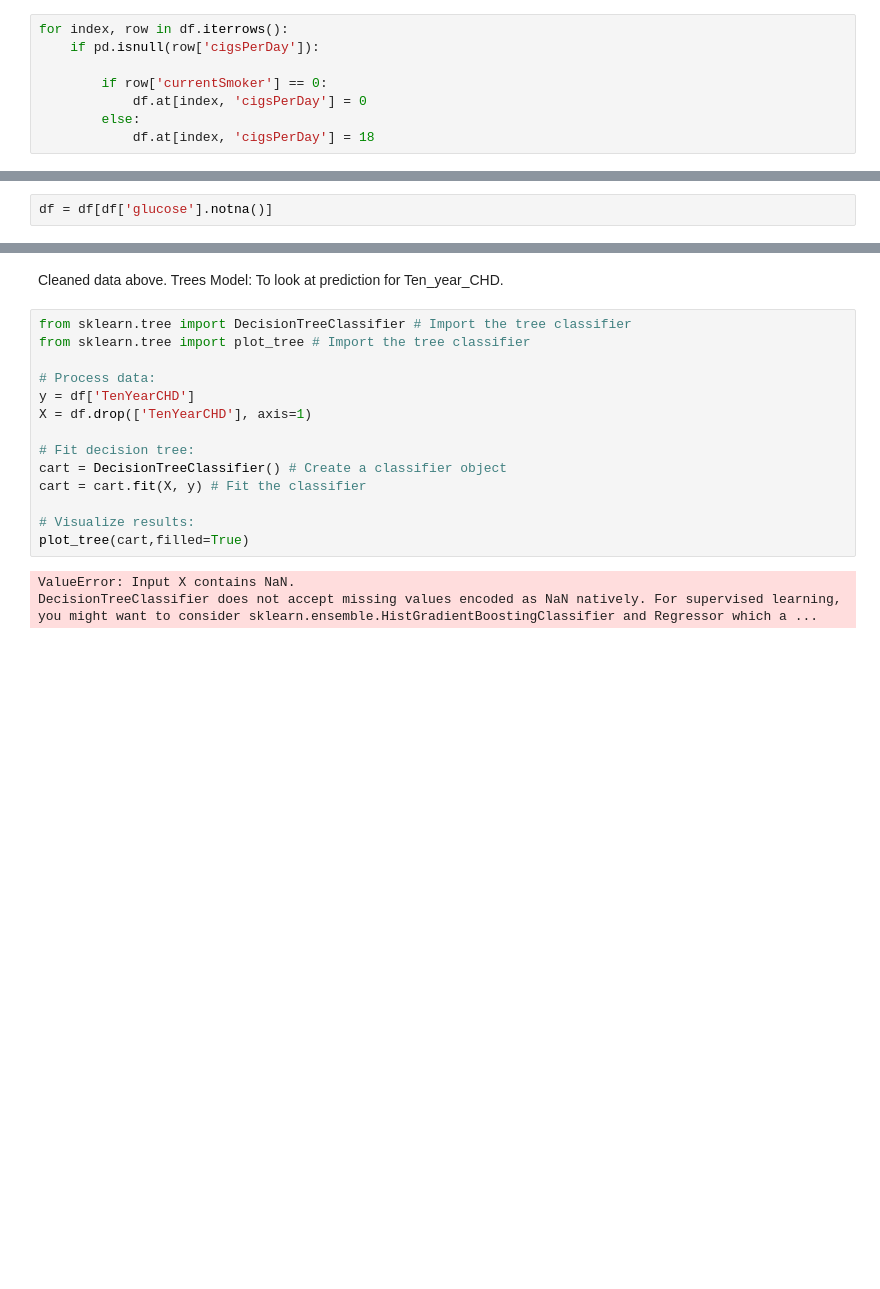
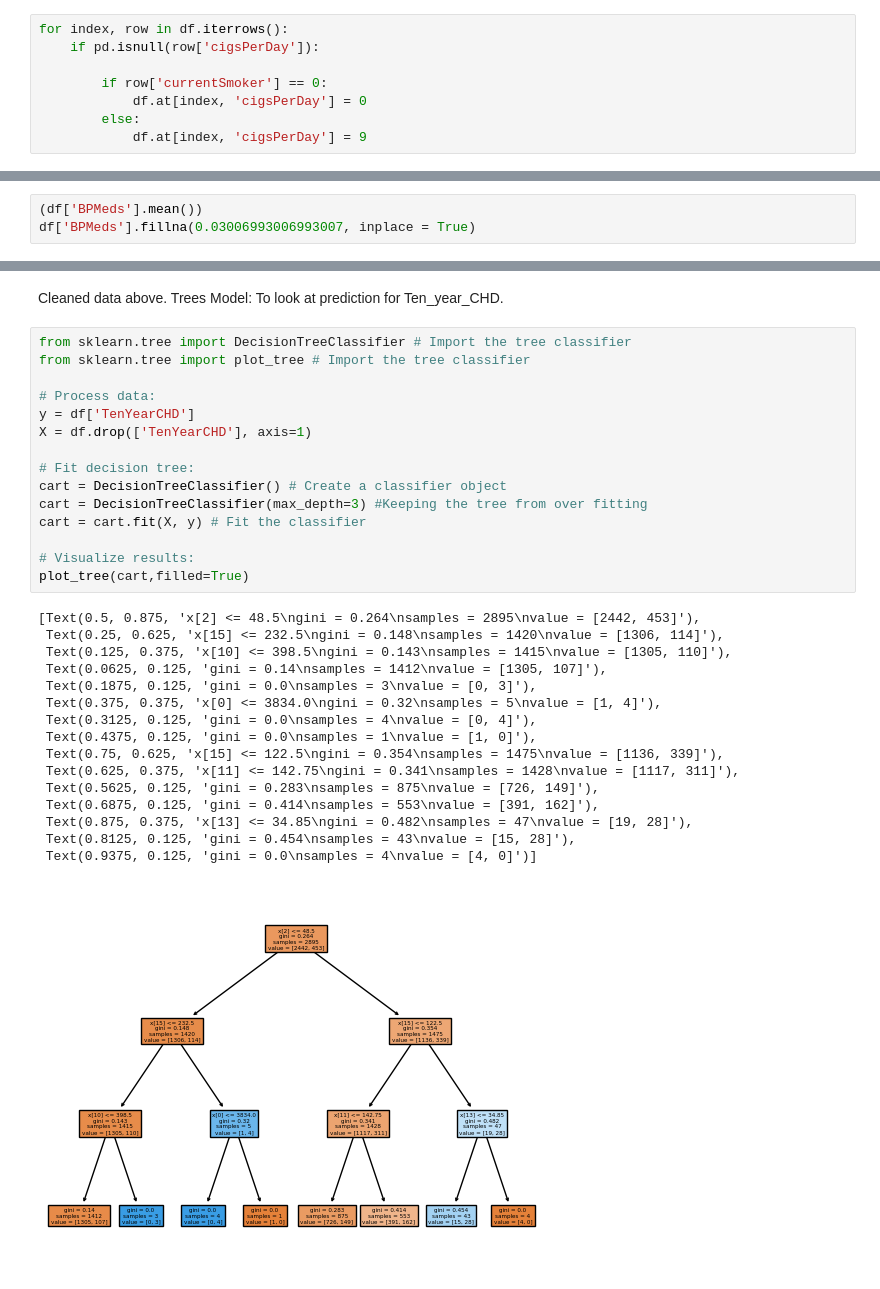
Before and after one commit to Ethan-code-1/project_chd, a Jupyter notebook: our_data_exploration.ipynb, the cells around one changed output, grey strips where cells are left out. Saved outputs shown, nothing was run; the diff lists cells and outputs as text; blank space fills up the shorter version.

Commit message:
Trees model created, run against test data, accuracy found

```diff
--- a/our_data_exploration.ipynb
+++ b/our_data_exploration.ipynb
@@ -155,7 +134,7 @@ for index, row in df.iterrows():
         if row['currentSmoker'] == 0:
             df.at[index, 'cigsPerDay'] = 0
         else:
-            df.at[index, 'cigsPerDay'] = 18
+            df.at[index, 'cigsPerDay'] = 9
 # %% [markdown]
 Looking at BP Meds: So few missing values, lower predictablity than diaBP, and happens so rarely. Impute with rounded mean of 0
 # %%
@@ -198,8 +177,9 @@ df['BMI'].mean()
 df['BMI'].fillna(25.89, inplace = True)
 # %% [markdown]
 Based on Matrix above it seems the glucose does have some predictive power. But in the describe table it also appears the variablity is high so imputing with the mean may not be the best. As a proportion of total observations it is still low enough that those rows can be removed, especially because it is believed the values are missing at random
-# %%
-df = df[df['glucose'].notna()]
+# %%
+(df['BPMeds'].mean())
+df['BPMeds'].fillna(0.03006993006993007, inplace = True)
 # %% [markdown]
 Final check to ensure dataset is clean:
 # %%
@@ -230,17 +210,32 @@ To look at prediction for Ten_year_CHD.
 # %%
 from sklearn.tree import DecisionTreeClassifier # Import the tree classifier
 from sklearn.tree import plot_tree # Import the tree classifier
 
 # Process data:
 y = df['TenYearCHD']
 X = df.drop(['TenYearCHD'], axis=1)
 
 # Fit decision tree:
 cart = DecisionTreeClassifier() # Create a classifier object
+cart = DecisionTreeClassifier(max_depth=3) #Keeping the tree from over fitting
 cart = cart.fit(X, y) # Fit the classifier
 
 # Visualize results:
 plot_tree(cart,filled=True)
 # %% [output]
-ValueError: Input X contains NaN.
-DecisionTreeClassifier does not accept missing values encoded as NaN natively. For supervised learning, you might want to consider sklearn.ensemble.HistGradientBoostingClassifier and Regressor which a ...
+[Text(0.5, 0.875, 'x[2] <= 48.5\ngini = 0.264\nsamples = 2895\nvalue = [2442, 453]'),
+ Text(0.25, 0.625, 'x[15] <= 232.5\ngini = 0.148\nsamples = 1420\nvalue = [1306, 114]'),
+ Text(0.125, 0.375, 'x[10] <= 398.5\ngini = 0.143\nsamples = 1415\nvalue = [1305, 110]'),
+ Text(0.0625, 0.125, 'gini = 0.14\nsamples = 1412\nvalue = [1305, 107]'),
+ Text(0.1875, 0.125, 'gini = 0.0\nsamples = 3\nvalue = [0, 3]'),
+ Text(0.375, 0.375, 'x[0] <= 3834.0\ngini = 0.32\nsamples = 5\nvalue = [1, 4]'),
+ Text(0.3125, 0.125, 'gini = 0.0\nsamples = 4\nvalue = [0, 4]'),
+ Text(0.4375, 0.125, 'gini = 0.0\nsamples = 1\nvalue = [1, 0]'),
+ Text(0.75, 0.625, 'x[15] <= 122.5\ngini = 0.354\nsamples = 1475\nvalue = [1136, 339]'),
+ Text(0.625, 0.375, 'x[11] <= 142.75\ngini = 0.341\nsamples = 1428\nvalue = [1117, 311]'),
+ Text(0.5625, 0.125, 'gini = 0.283\nsamples = 875\nvalue = [726, 149]'),
+ Text(0.6875, 0.125, 'gini = 0.414\nsamples = 553\nvalue = [391, 162]'),
+ Text(0.875, 0.375, 'x[13] <= 34.85\ngini = 0.482\nsamples = 47\nvalue = [19, 28]'),
+ Text(0.8125, 0.125, 'gini = 0.454\nsamples = 43\nvalue = [15, 28]'),
+ Text(0.9375, 0.125, 'gini = 0.0\nsamples = 4\nvalue = [4, 0]')]
+[figure, added]
```
Also changed, not shown: parts of 8 cells of this notebook.
